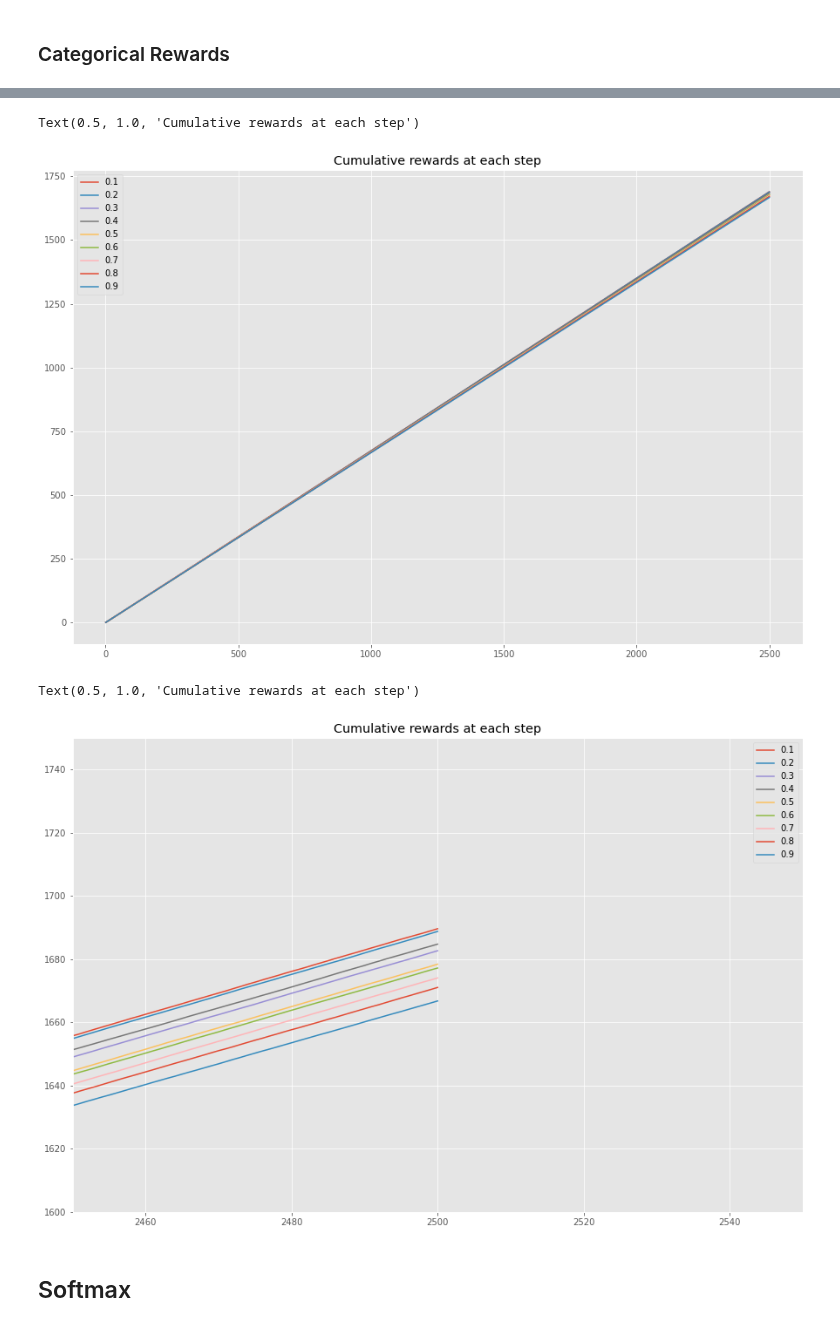
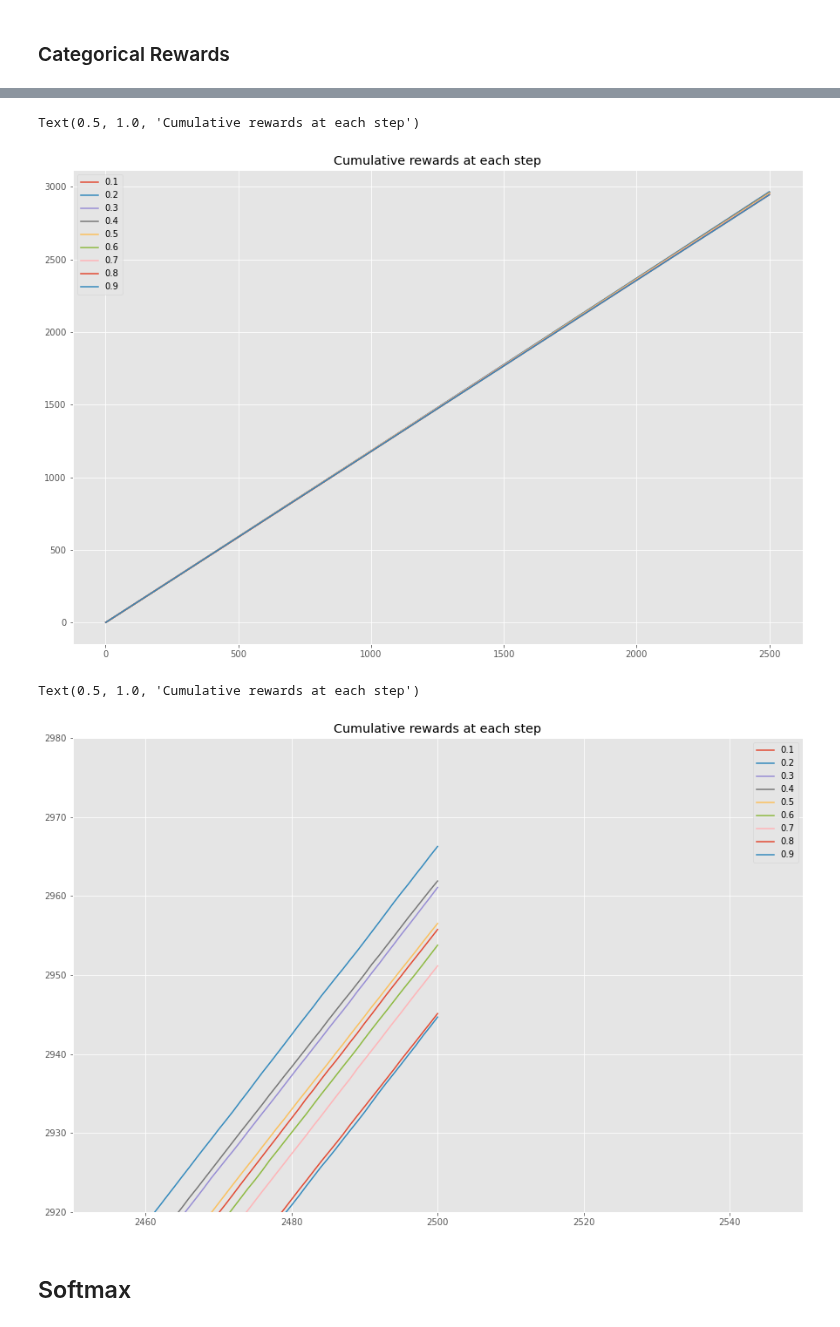
Before and after one commit to ruthkangyr/Clinical-Trials-MAB-Algorithms, a Jupyter notebook: Algorithm/Algorithms Tuning (Updated).ipynb, the cells around one changed output, grey strips where cells are left out. Cells and saved outputs as stored; diff of their text form; code cells hidden in the pictures.

```diff
--- a/Algorithm/Algorithms Tuning (Updated).ipynb
+++ b/Algorithm/Algorithms Tuning (Updated).ipynb
@@ -105,7 +105,7 @@ class CategoricalArm():
     def draw(self):
         probabilities = self.p
         rewards_list = ['Dead','Alive and still dependent', 'Alive with unknown status', 'Alive and recovered']
-        rewards_dict = {'Dead': 0, 'Alive and still dependent': 1, 'Alive with unknown status': 2, 'Alive and recovered': 3}
+        rewards_dict = {'Dead': 0, 'Alive with unknown status': 1, 'Alive and still dependent': 2, 'Alive and recovered': 3}
         category = np.random.choice(4, p=probabilities)
         reward_cat = rewards_list[category]
         reward = rewards_dict[reward_cat]
@@ -330,7 +330,7 @@ def test_algorithm(algo, arms, n_sims, horizon):
 random.seed(4014) # to make sure that I can regenerate the results
 
 # Initialise probabilities
-success_probabilities_ber = [0.5, 0.2, 0.6, 0.8]
+success_probabilities_ber = [0.6, 0.2, 0.7, 0.9]
 
 no_of_treatments = len(success_probabilities_ber)
 test_treatments = list(map(lambda mu: BernoulliArm(mu), success_probabilities_ber))
@@ -359,7 +359,7 @@ all_results_softmax_ber = pd.DataFrame(columns = ["n_sim", "n_step", "chosen_tre
 random.seed(4014) # to make sure that I can regenerate the results
 
 # Initialise probabilities
-success_probabilities_cat = [0.6, 0.3, 0.7, 0.9]
+success_probabilities_cat = [0.5, 0.1, 0.7, 0.9]
 
 treatment_probabilities = [treatment_1_probs, treatment_2_probs, treatment_3_probs, treatment_4_probs]
 
@@ -605,25 +605,25 @@ plt.legend()
 plt.title("Cumulative rewards at each step")
 # %% [output]
 Text(0.5, 1.0, 'Cumulative rewards at each step')
-[figure, old version]
+[figure, new version]
 # %%
 # Plot the cumulative rewards at each time step
 plt.style.use('ggplot')
 
 fig = plt.figure(figsize = (15, 10))
 ax = fig.add_subplot(111)
 
 for epsilon in results_plot_epsilon_cat['epsilon'].unique():
     results_epsilon_cat = results_plot_epsilon_cat[results_plot_epsilon_cat['epsilon'] == epsilon]
     ax.plot(results_epsilon_cat['n_step'], results_epsilon_cat['cumulative_rewards'], label = str(epsilon))
 
 plt.xlim(2450, 2550)
-plt.ylim(1600, 1750)
+plt.ylim(2920, 2980)
 plt.legend()
 plt.title("Cumulative rewards at each step")
 # %% [output]
 Text(0.5, 1.0, 'Cumulative rewards at each step')
-[figure, old version]
+[figure, new version]
 # %% [markdown]
 ## Softmax
 # %% [markdown]
```
Also changed, not shown: parts of 29 cells of this notebook, 5 other files.
